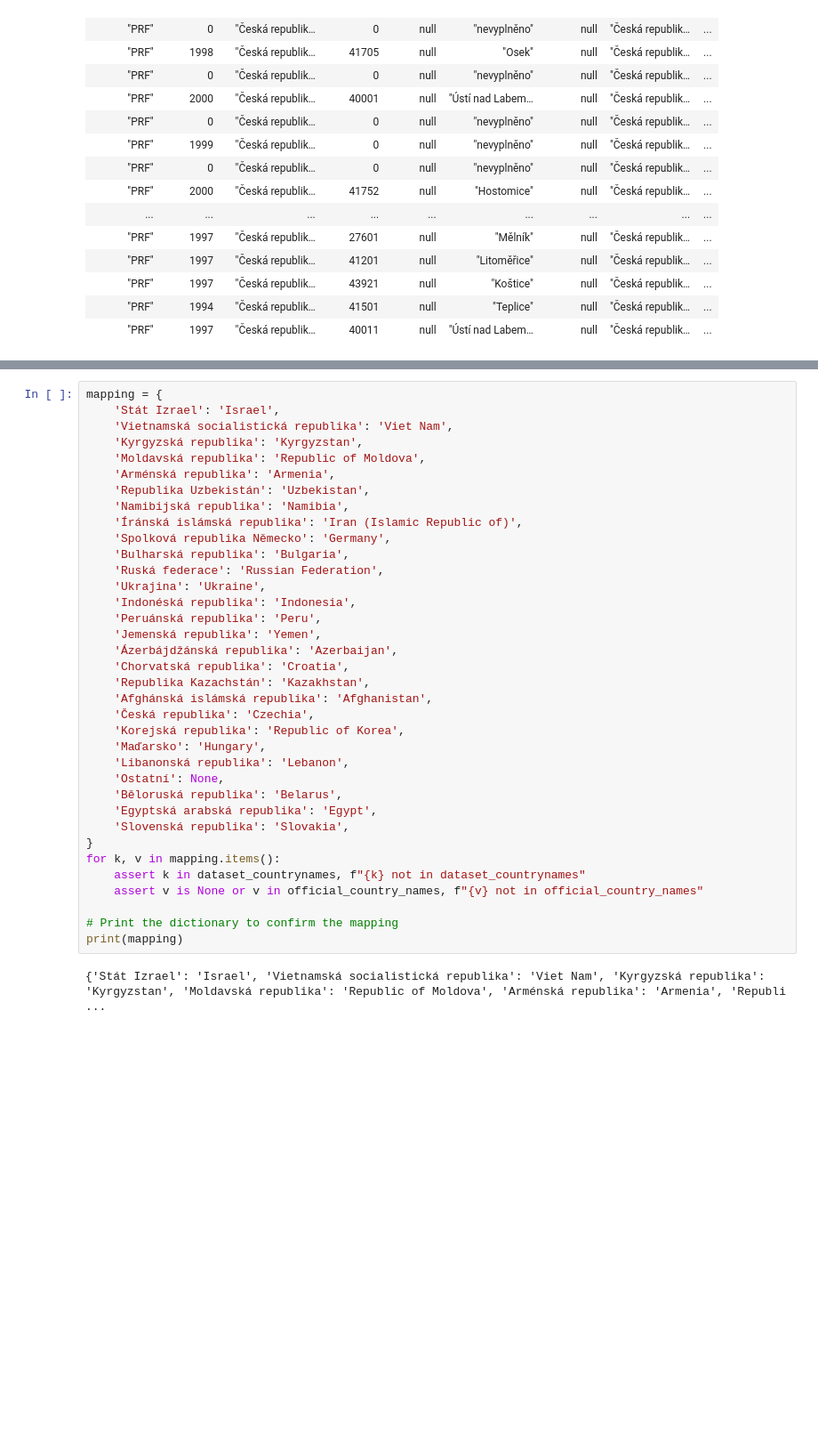
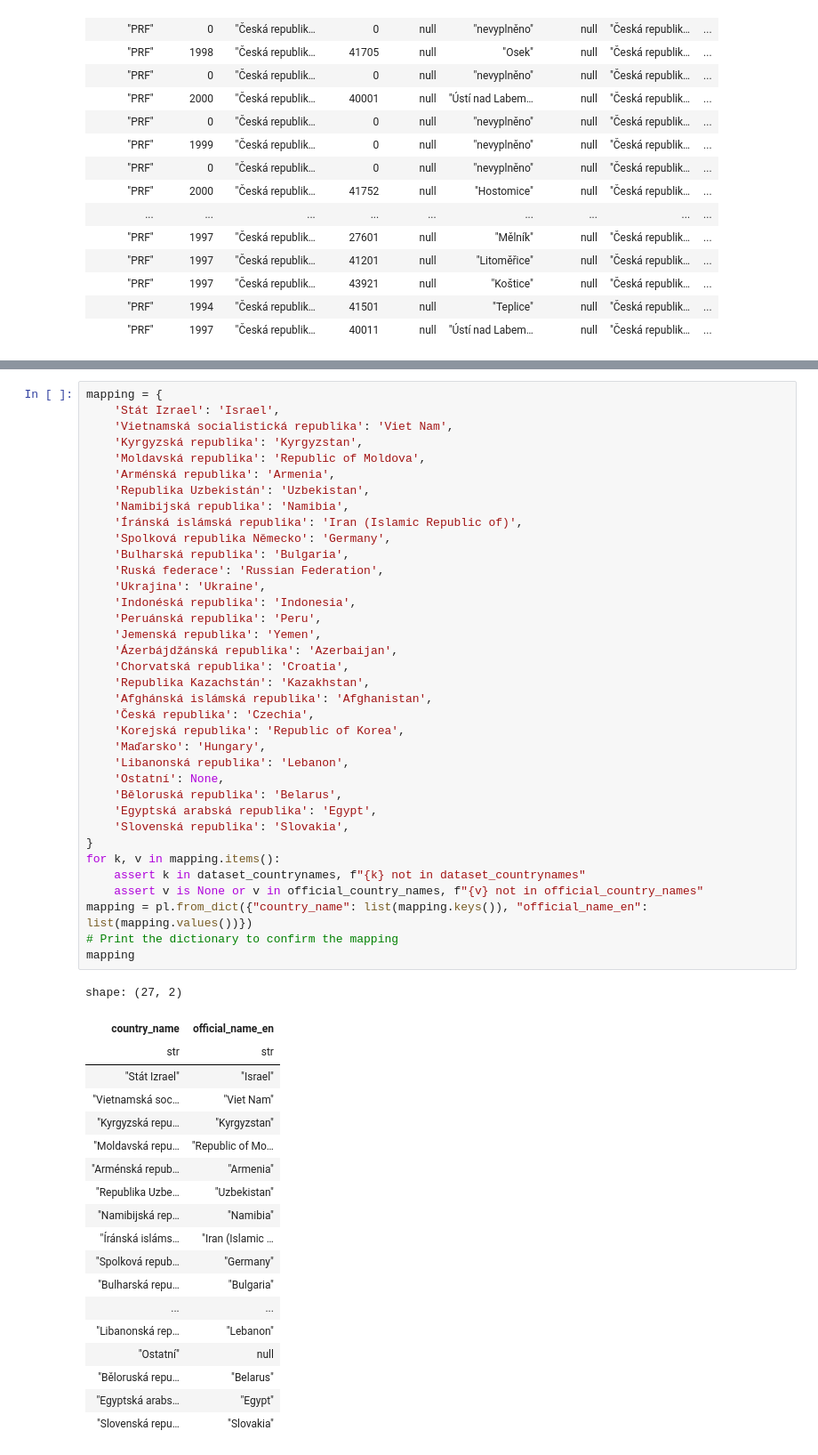
Before and after one commit to MFVS/AVD3, a Jupyter notebook: marek.ipynb, the cells around one changed output, grey strips where cells are left out. Shown at 89% size. Drawn from its saved outputs; the diff is of its cells as text; blank space fills up the shorter version.

```diff
--- a/marek.ipynb
+++ b/marek.ipynb
@@ -141,33 +141,51 @@ mapping = {
     'Moldavská republika': 'Republic of Moldova',
     'Arménská republika': 'Armenia',
     'Republika Uzbekistán': 'Uzbekistan',
     'Namibijská republika': 'Namibia',
     'Íránská islámská republika': 'Iran (Islamic Republic of)',
     'Spolková republika Německo': 'Germany',
     'Bulharská republika': 'Bulgaria',
     'Ruská federace': 'Russian Federation',
     'Ukrajina': 'Ukraine',
     'Indonéská republika': 'Indonesia',
     'Peruánská republika': 'Peru',
     'Jemenská republika': 'Yemen',
     'Ázerbájdžánská republika': 'Azerbaijan',
     'Chorvatská republika': 'Croatia',
     'Republika Kazachstán': 'Kazakhstan',
     'Afghánská islámská republika': 'Afghanistan',
     'Česká republika': 'Czechia',
     'Korejská republika': 'Republic of Korea',
     'Maďarsko': 'Hungary',
     'Libanonská republika': 'Lebanon',
     'Ostatní': None,
     'Běloruská republika': 'Belarus',
     'Egyptská arabská republika': 'Egypt',
     'Slovenská republika': 'Slovakia',
 }
 for k, v in mapping.items():
     assert k in dataset_countrynames, f"{k} not in dataset_countrynames"
     assert v is None or v in official_country_names, f"{v} not in official_country_names"
-
+mapping = pl.from_dict({"country_name": list(mapping.keys()), "official_name_en": list(mapping.values())})
 # Print the dictionary to confirm the mapping
-print(mapping)
+mapping
 # %% [output]
-{'Stát Izrael': 'Israel', 'Vietnamská socialistická republika': 'Viet Nam', 'Kyrgyzská republika': 'Kyrgyzstan', 'Moldavská republika': 'Republic of Moldova', 'Arménská republika': 'Armenia', 'Republi ...
+shape: (27, 2)
+| country_name | official_name_en |
+| str | str |
+| "Stát Izrael" | "Israel" |
+| "Vietnamská soc… | "Viet Nam" |
+| "Kyrgyzská repu… | "Kyrgyzstan" |
+| "Moldavská repu… | "Republic of Mo… |
+| "Arménská repub… | "Armenia" |
+| "Republika Uzbe… | "Uzbekistan" |
+| "Namibijská rep… | "Namibia" |
+| "Íránská isláms… | "Iran (Islamic … |
+| "Spolková repub… | "Germany" |
+| "Bulharská repu… | "Bulgaria" |
+| ... | ... |
+| "Libanonská rep… | "Lebanon" |
+| "Ostatní" | null |
+| "Běloruská repu… | "Belarus" |
+| "Egyptská arabs… | "Egypt" |
+| "Slovenská repu… | "Slovakia" |
```
Also changed, not shown: parts of 11 cells of this notebook, 1 other file.
